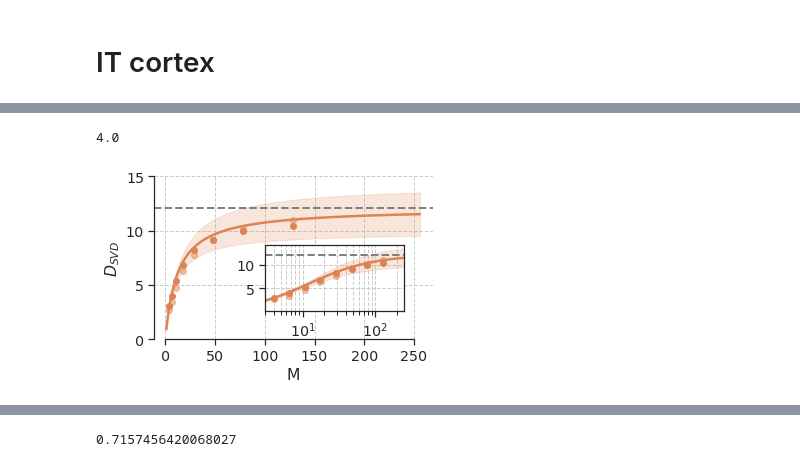
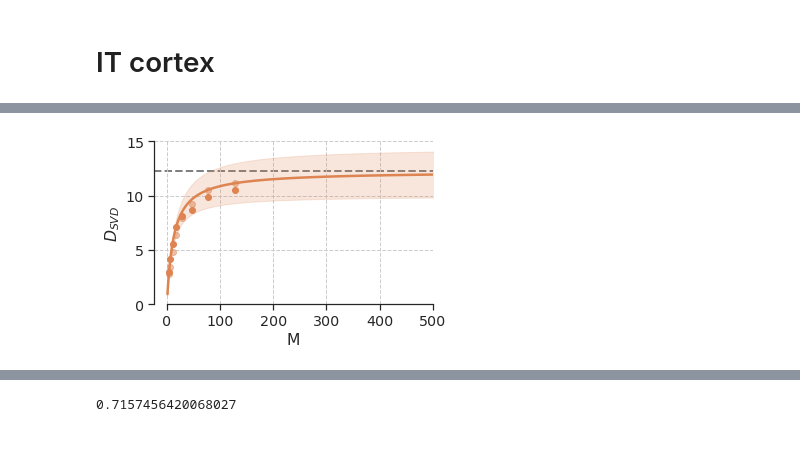
Before and after one commit to bsorsch/geometry-fewshot-learning, a Jupyter notebook: Compressed sensing.ipynb, the cells around one changed output, grey strips where cells are left out. Cells and saved outputs as stored; diff of their text form; code cells hidden in the pictures.

```diff
--- a/Compressed sensing.ipynb
+++ b/Compressed sensing.ipynb
@@ -133,10 +133,12 @@ for manifold in manifolds_load[:100]:
     manifolds.append(manifold[:P])
 manifolds = np.stack(manifolds)
 # %%
-m = 1
+m = 5
 N = 2048
 K = manifolds.shape[0]
 Ms = np.logspace(3,11,8,base=2)
+# Ms = np.logspace(2,7,8,base=2)
+
 n_avg = 20
 Dsvds = []
 SNRs = []
@@ -281,7 +289,7 @@ m = 5
 N = 168
 K = manifolds.shape[0]
 Ms = np.logspace(2,7,8,base=2)
-n_avg = 50
+n_avg = 10
 Dsvds = []
 SNRs = []
 err_all = []
@@ -328,53 +336,49 @@ err_all_proj = np.nanmean(np.stack(err_all_proj).reshape(len(Ms),n_avg,-1),1)
 # Asymptotic Dsvd
 Ds0 = (Ms[-1]*Dsvds[-1]-1)/ (Ms[-1]-Dsvds[-1])
 Ds0_proj = (Ms[-1]*Dsvds_proj[-1]-1)/ (Ms[-1]-Dsvds_proj[-1])
-# %%
-np.min(Ms)
-# %% [output]
-4.0
 # %%
 from mpl_toolkits.axes_grid1.inset_locator import inset_axes
 
 fig, ax = plt.subplots(figsize=(5,3))
-MMs = np.logspace(np.log2(np.min(Ms)-3),8,100,base=2)
+MMs = np.logspace(np.log2(np.min(Ms)-3),9,100,base=2)
 Ds_pred = Ds0 / (1+Ds0/MMs[:,None])
 plt.plot(MMs, Ds_pred.mean(1),c='C1');
 plt.fill_between(MMs, Ds_pred.mean(1)+Ds_pred.std(1),Ds_pred.mean(1)-Ds_pred.std(1),
                 alpha=0.2,color='C1');
 
 plt.scatter(Ms, Dsvds_proj.mean(-1),c='C1', label='Random projection')
 plt.scatter(Ms, Dsvds.mean(-1),c='C1', alpha=0.5, label='Random sampling')
 
-plt.axhline(Ds0.mean(), c='grey', linestyle='dashed', linewidth=2)
+plt.axhline(Ds0.mean(), c='grey', linestyle='dashed', linewidth=2,zorder=0)
 # plt.xscale('log')
 plt.grid(True, which='both',ls='--')
 plt.xlabel('M')
 plt.ylabel(r'$D_{SVD}$')
-# plt.ylim([0,45])
+plt.xlim([-25,500])
 plt.yticks([0,5,10,15])
 sns.despine(trim=True)
 
-# Inset
-axins = inset_axes(ax, width="50%", height="40%",loc=4, borderpad=2)
-Ds_pred = Ds0 / (1+Ds0/MMs[:,None])
-plt.plot(MMs, Ds_pred.mean(1), c='C1');
-plt.fill_between(MMs, Ds_pred.mean(1)+Ds_pred.std(1),Ds_pred.mean(1)-Ds_pred.std(1),
-                alpha=0.2,color='C1');
+# # Inset
+# axins = inset_axes(ax, width="50%", height="40%",loc=4, borderpad=2)
+# Ds_pred = Ds0 / (1+Ds0/MMs[:,None])
+# plt.plot(MMs, Ds_pred.mean(1), c='C1');
+# plt.fill_between(MMs, Ds_pred.mean(1)+Ds_pred.std(1),Ds_pred.mean(1)-Ds_pred.std(1),
+#                 alpha=0.2,color='C1');
 
-plt.scatter(Ms, Dsvds_proj.mean(-1),c='C1', )
-plt.scatter(Ms, Dsvds.mean(-1),c='C1', alpha=0.5)
+# plt.scatter(Ms, Dsvds_proj.mean(-1),c='C1', )
+# plt.scatter(Ms, Dsvds.mean(-1),c='C1', alpha=0.5)
 
 
-plt.axhline(Ds0.mean(), c='grey', linestyle='dashed', linewidth=2)
-plt.xscale('log')
-plt.grid(True, which='both',ls='--')
-# sns.despine(trim=True)
-axins.set_xlim([3,250])
+# plt.axhline(Ds0.mean(), c='grey', linestyle='dashed', linewidth=2)
+# plt.xscale('log')
+# plt.grid(True, which='both',ls='--')
+# # sns.despine(trim=True)
+# axins.set_xlim([3,250])
 
 
-plt.savefig('images/IT_random_proj_D.pdf')
+# plt.savefig('images/IT_random_proj_D.pdf')
 # %% [output]
-[figure, old version]
+[figure, new version]
 # %%
 from scipy.special import erfinv
 def Hinv(z):
```
Also changed, not shown: parts of 4 cells of this notebook, 2 other files.
